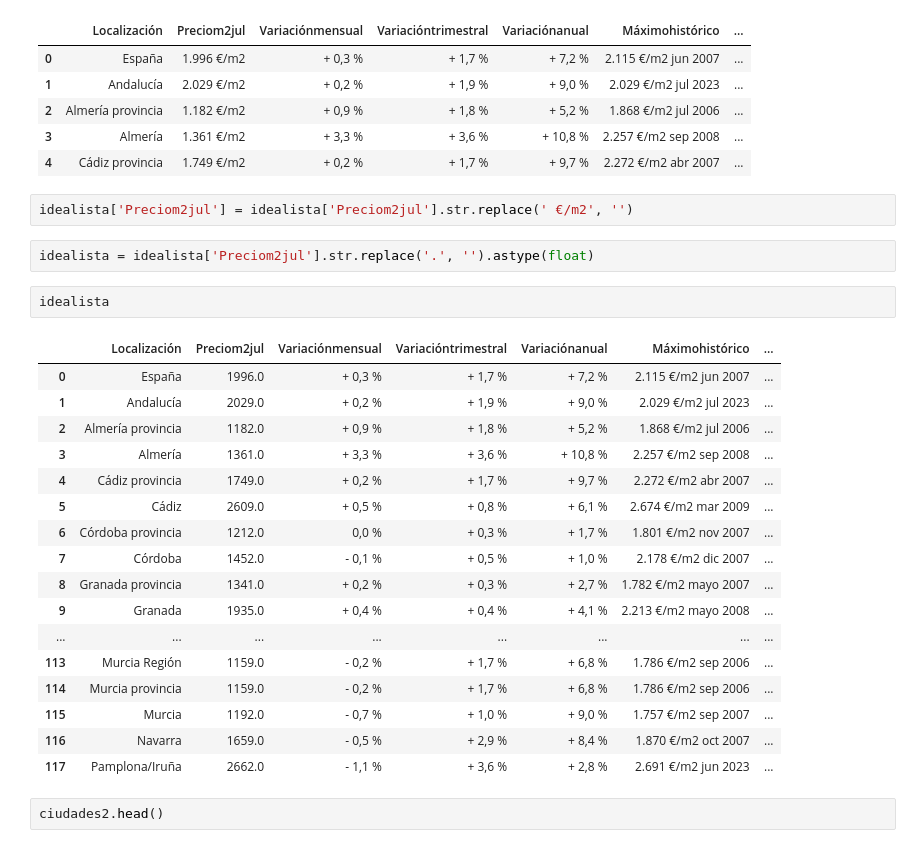
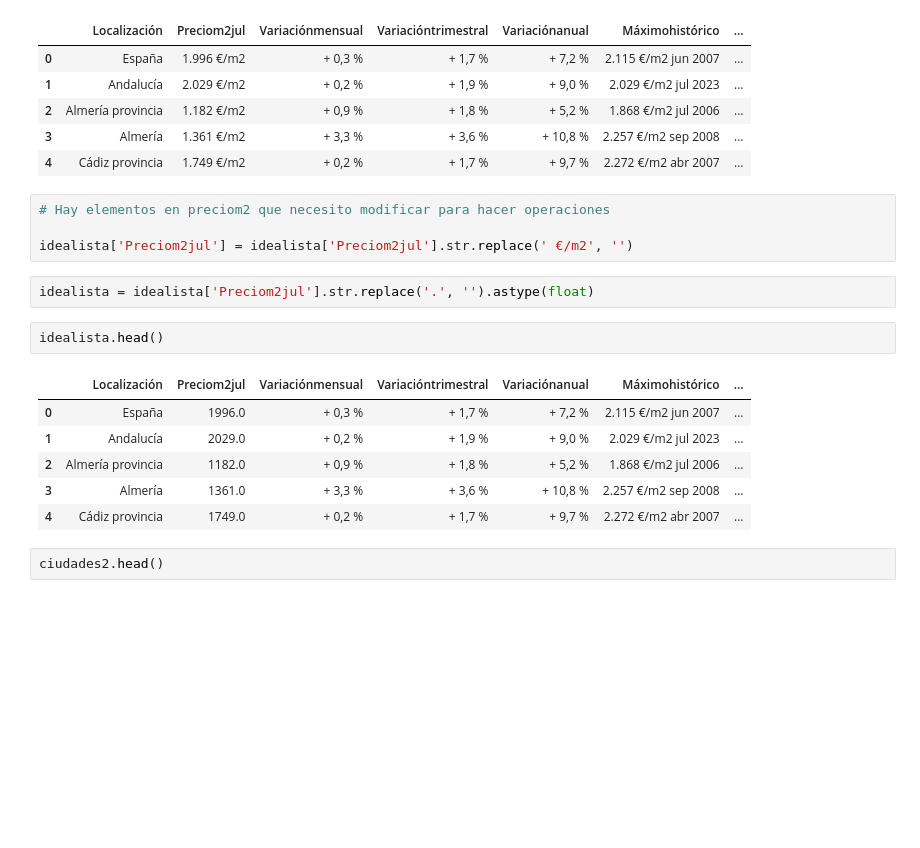
Before and after one commit to esteban-bit/Project-ETL, a Jupyter notebook: Proyecto ETL.ipynb, the cells around one changed output. Drawn from its saved outputs; the diff is of its cells as text; blank space fills up the shorter version.

```diff
--- a/Proyecto ETL.ipynb
+++ b/Proyecto ETL.ipynb
@@ -769,29 +769,20 @@ idealista.head()
 | 3 | Almería | 1.361 €/m2 | + 3,3 % | + 3,6 % | + 10,8 % | 2.257 €/m2 sep 2008 | ... |
 | 4 | Cádiz provincia | 1.749 €/m2 | + 0,2 % | + 1,7 % | + 9,7 % | 2.272 €/m2 abr 2007 | ... |
 # %%
+# Hay elementos en preciom2 que necesito modificar para hacer operaciones
+
 idealista['Preciom2jul'] = idealista['Preciom2jul'].str.replace(' €/m2', '')
-# %%
-idealista = idealista['Preciom2jul'].str.replace('.', '').astype(float)
-# %%
-idealista
-# %% [output]
-|  | Localización | Preciom2jul | Variaciónmensual | Variacióntrimestral | Variaciónanual | Máximohistórico | ... |
-| 0 | España | 1996.0 | + 0,3 % | + 1,7 % | + 7,2 % | 2.115 €/m2 jun 2007 | ... |
-| 1 | Andalucía | 2029.0 | + 0,2 % | + 1,9 % | + 9,0 % | 2.029 €/m2 jul 2023 | ... |
-| 2 | Almería provincia | 1182.0 | + 0,9 % | + 1,8 % | + 5,2 % | 1.868 €/m2 jul 2006 | ... |
-| 3 | Almería | 1361.0 | + 3,3 % | + 3,6 % | + 10,8 % | 2.257 €/m2 sep 2008 | ... |
-| 4 | Cádiz provincia | 1749.0 | + 0,2 % | + 1,7 % | + 9,7 % | 2.272 €/m2 abr 2007 | ... |
-| 5 | Cádiz | 2609.0 | + 0,5 % | + 0,8 % | + 6,1 % | 2.674 €/m2 mar 2009 | ... |
-| 6 | Córdoba provincia | 1212.0 | 0,0 % | + 0,3 % | + 1,7 % | 1.801 €/m2 nov 2007 | ... |
-| 7 | Córdoba | 1452.0 | - 0,1 % | + 0,5 % | + 1,0 % | 2.178 €/m2 dic 2007 | ... |
-| 8 | Granada provincia | 1341.0 | + 0,2 % | + 0,3 % | + 2,7 % | 1.782 €/m2 mayo 2007 | ... |
-| 9 | Granada | 1935.0 | + 0,4 % | + 0,4 % | + 4,1 % | 2.213 €/m2 mayo 2008 | ... |
-| ... | ... | ... | ... | ... | ... | ... | ... |
-| 113 | Murcia Región | 1159.0 | - 0,2 % | + 1,7 % | + 6,8 % | 1.786 €/m2 sep 2006 | ... |
-| 114 | Murcia provincia | 1159.0 | - 0,2 % | + 1,7 % | + 6,8 % | 1.786 €/m2 sep 2006 | ... |
-| 115 | Murcia | 1192.0 | - 0,7 % | + 1,0 % | + 9,0 % | 1.757 €/m2 sep 2007 | ... |
-| 116 | Navarra | 1659.0 | - 0,5 % | + 2,9 % | + 8,4 % | 1.870 €/m2 oct 2007 | ... |
-| 117 | Pamplona/Iruña | 2662.0 | - 1,1 % | + 3,6 % | + 2,8 % | 2.691 €/m2 jun 2023 | ... |
+# %%
+idealista = idealista['Preciom2jul'].str.replace('.', '').astype(float)
+# %%
+idealista.head()
+# %% [output]
+|  | Localización | Preciom2jul | Variaciónmensual | Variacióntrimestral | Variaciónanual | Máximohistórico | ... |
+| 0 | España | 1996.0 | + 0,3 % | + 1,7 % | + 7,2 % | 2.115 €/m2 jun 2007 | ... |
+| 1 | Andalucía | 2029.0 | + 0,2 % | + 1,9 % | + 9,0 % | 2.029 €/m2 jul 2023 | ... |
+| 2 | Almería provincia | 1182.0 | + 0,9 % | + 1,8 % | + 5,2 % | 1.868 €/m2 jul 2006 | ... |
+| 3 | Almería | 1361.0 | + 3,3 % | + 3,6 % | + 10,8 % | 2.257 €/m2 sep 2008 | ... |
+| 4 | Cádiz provincia | 1749.0 | + 0,2 % | + 1,7 % | + 9,7 % | 2.272 €/m2 abr 2007 | ... |
 # %%
 ciudades2.head()
 # %% [output]
```
Also changed, not shown: parts of 26 cells of this notebook.
